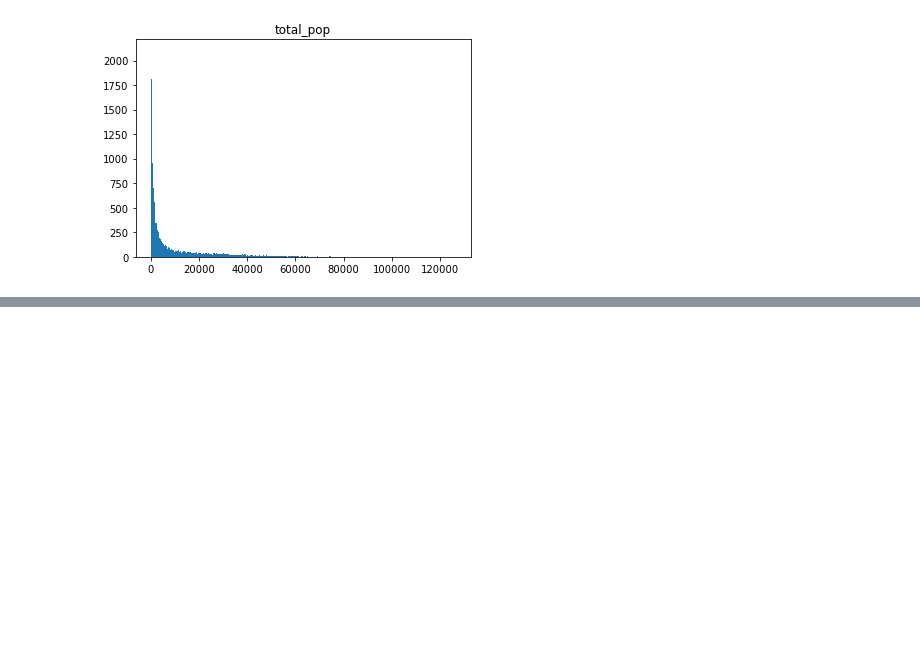
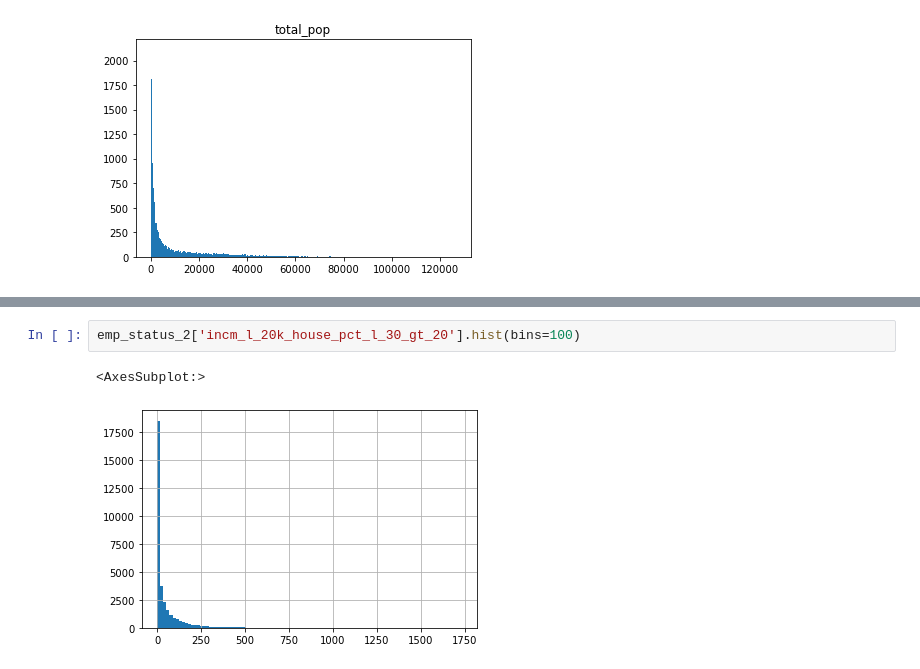
Before and after one commit to jhancuch/sba-loan-credit-analysis, a Jupyter notebook: eda/eda_census_data.ipynb, the cells around one changed output, grey strips where cells are left out. Cells and saved outputs as stored; diff of their text form; blank space fills up the shorter version.

```diff
--- a/eda/eda_census_data.ipynb
+++ b/eda/eda_census_data.ipynb
@@ -190,0 +299,5 @@ array([[<AxesSubplot:title={'center':'total_pop'}>]], dtype=object)
+# %%
+emp_status_2['incm_l_20k_house_pct_l_30_gt_20'].hist(bins=100)
+# %% [output]
+<AxesSubplot:>
+[figure, added]
```
Also changed, not shown: parts of 38 cells of this notebook.
